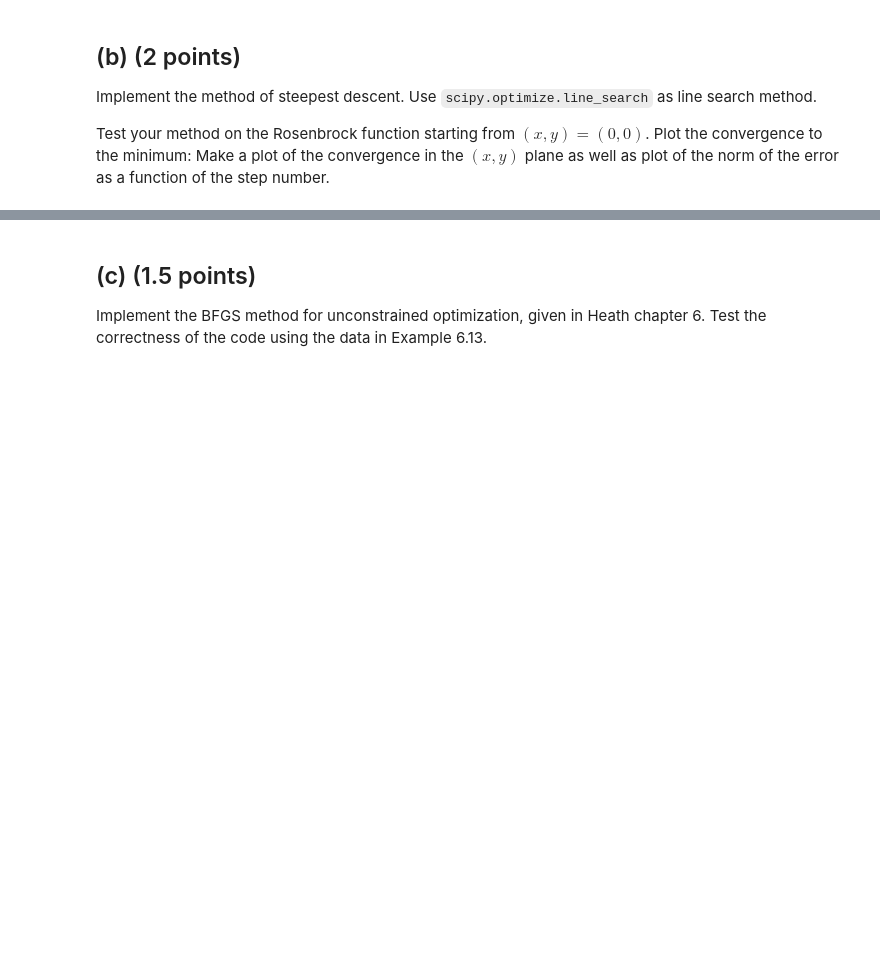
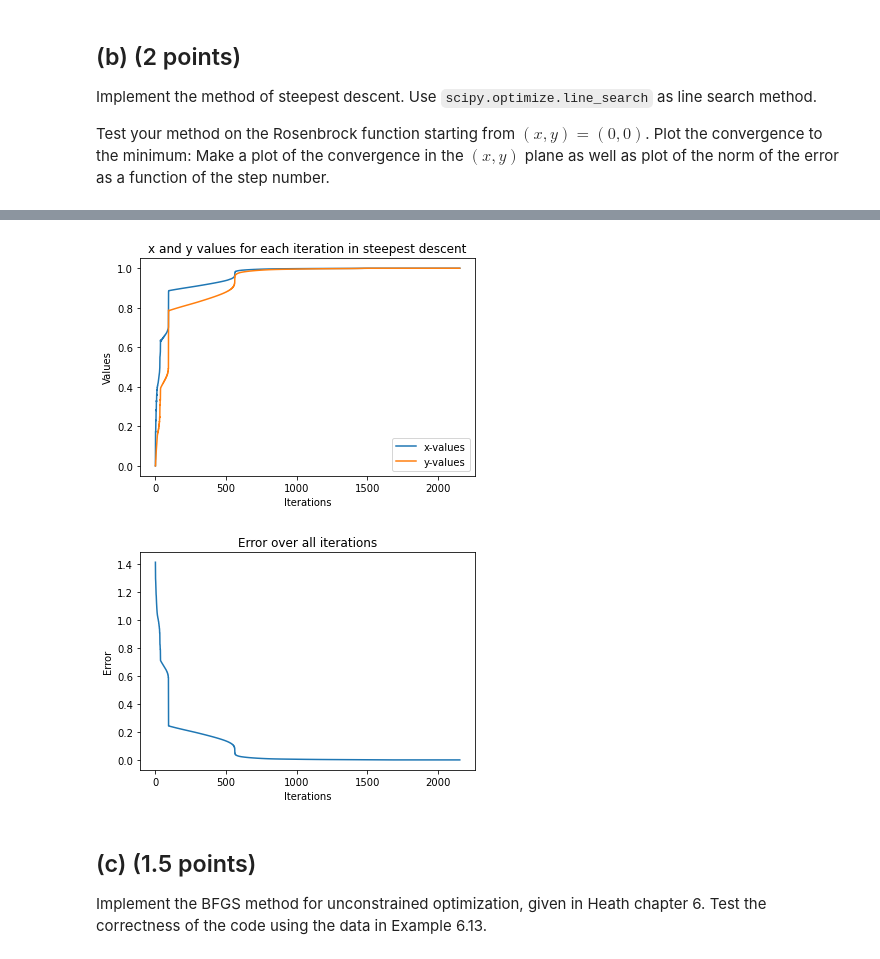
Before and after one commit to jygd-bit/NA_homework, a Jupyter notebook: hw5_2022.ipynb, the cells around one changed output, grey strips where cells are left out. Drawn from its saved outputs; the diff is of its cells as text; code cells hidden in the pictures; blank space fills up the shorter version.

```diff
--- a/hw5_2022.ipynb
+++ b/hw5_2022.ipynb
@@ -280,42 +222,54 @@ End demo
 # %%
-# copied and altered code according to exercise (https://jamesmccaffrey.wordpress.com/2021/06/16/an-example-of-the-python-scipy-line_search-function/)
-
 def func(x):
-    return 100*(x[1]-x[0]**2)**2+(1-x[0])**2
+    return 100*(x[1]-x[0]**2)**2 + (1-x[0])**2
 
 def grad(x):
-    return np.array([400*x[0]*((x[0]**2)-x[1])+2*(x[0]-1),200*(x[1]-x[0]**2)], dtype=np.float32)
+    return np.array([400*(x[0]**3 - x[0]*x[1]) + (2*x[0]) - 2, 200*(x[1] - x[0]**2)], dtype=np.float32)
 
-xk = np.array([0.0, 0.0], dtype=np.float32)        # initial guess
-pk = np.array([5.0, 5.0], dtype=np.float32)       # initial direction
+minimum = np.array([1,1])
 
-print("Results line search (alpha, n_function_evals, n_gradient_evals, new_fval, old_fval, new_slope)\n")
-for i in range(200):
+k = 10000
+xk = np.array([0.0, 0.0], dtype=np.float32)       # initial guess
+x_val = [xk[0]]
+y_val = [xk[1]]
+
+all_errors = [np.linalg.norm(xk - minimum)]
+
+for i in range(k):
+    pk = - np.array(grad(xk))
     results = scipy.optimize.line_search(func, grad, xk, pk)
-    pk = - grad(xk)
-    print(f"pk: {pk}")
-    print(f"xk: {xk}")
-    print(f"{results}")
-        # alpha - float or None
-            # Alpha for which x_new = x0 + alpha * pk, or None if the line search algorithm did not converge.
-        # fc - int
-            # Number of function evaluations made.
-        # gc - int
-            # Number of gradient evaluations made.
-        # new_fval - float or None
-            # New function value f(x_new)=f(x0+alpha*pk), or None if the line search algorithm did not converge.
-        # old_fval - float
-            # Old function value f(x0).
-        # new_slope - float or None
-            # The local slope along the search direction at the new value <myfprime(x_new), pk>, or None if the line search algorithm did not converge.
+
     alpha = results[0]
-    print(f"alpha = {alpha}")
-    print(f"new_fval: {results[3]}; old_fval: {results[4]}\n")
+
     if alpha is None:
         print("CONVERGED\n")
         break
 
     xk = xk + alpha * pk
     fv = func(xk)
+
+    error = np.linalg.norm(xk - minimum)
+
+    x_val.append(xk[0])
+    y_val.append(xk[1])
+    all_errors.append(error)
+
+print('Results after steepest descent:')
 print("i = %4d  x,y = %0.6f %0.6f fv = %0.4f" % (i, xk[0], xk[1], fv))
+
+iterations = np.arange(i+1)
+
+plt.plot(iterations,x_val,label="x-values")
+plt.plot(iterations,y_val,label="y-values")
+plt.legend()
+plt.xlabel('Iterations')
+plt.ylabel('Values')
+plt.title('x and y values for each iteration in steepest descent')
+plt.show()
+
+plt.plot(iterations,all_errors)
+plt.xlabel('Iterations')
+plt.ylabel('Error')
+plt.title('Error over all iterations')
+plt.show()
 # %% [output]
@@ -339,3 +280,5 @@ i =    2  x,y = 0.172742 0.000354 fv = 0.7713
+[figure, added]
+[figure, added]
 # %% [markdown]
 ## (c) (1.5 points)
 
```
Also changed, not shown: parts of 2 cells of this notebook.
